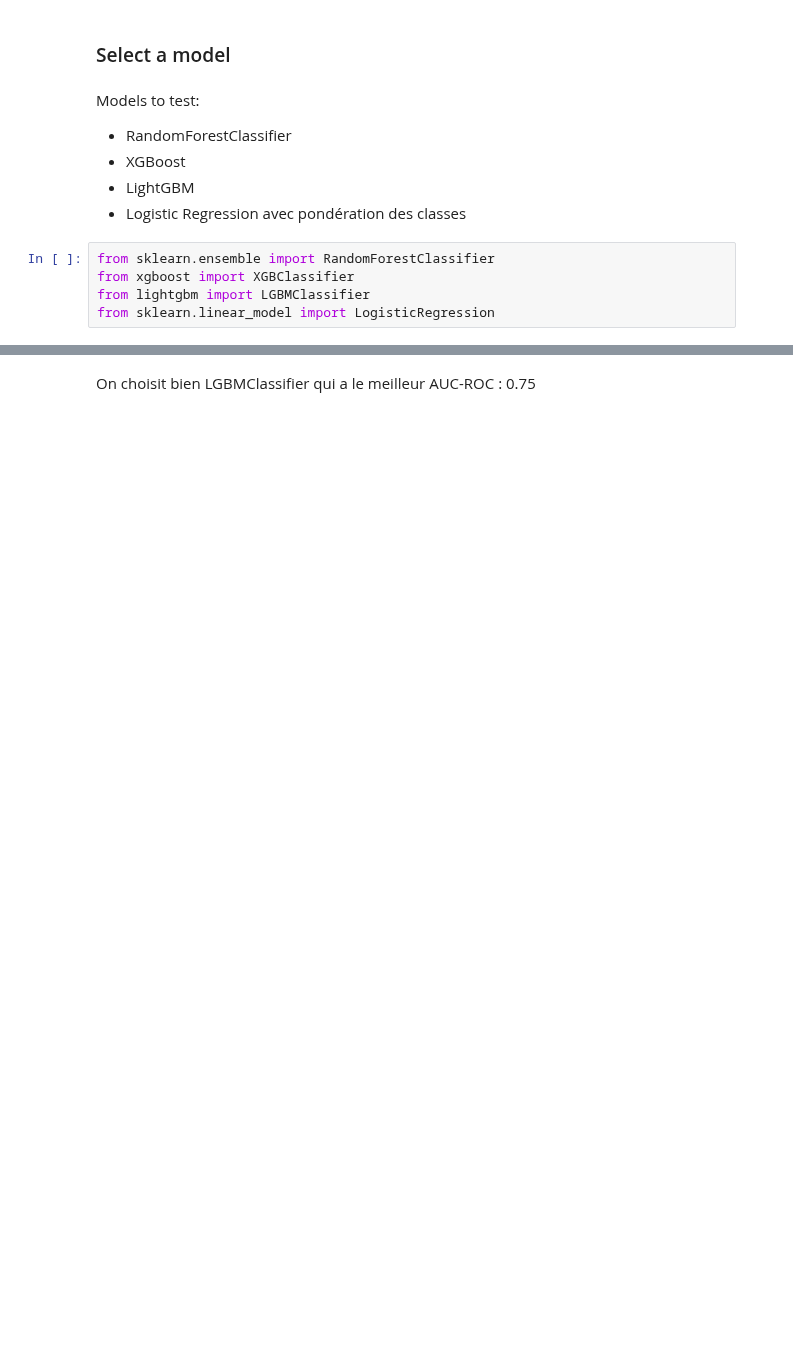
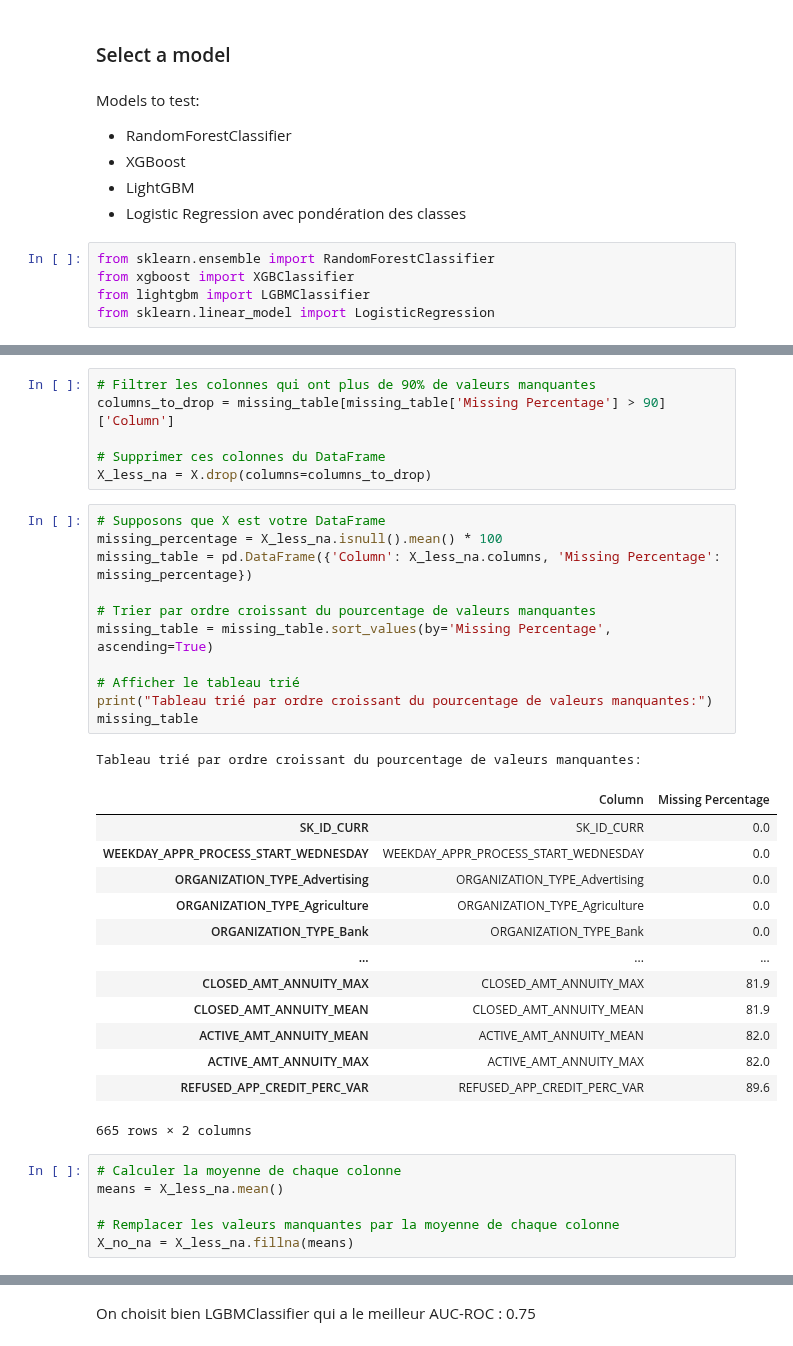
Before and after one commit to felix1801/OpenClassrooms-Projet-7-Modeling, a Jupyter notebook: notebooks/2-model_selection.ipynb, the cells around one changed output, grey strips where cells are left out. Saved outputs shown, nothing was run; the diff lists cells and outputs as text; blank space fills up the shorter version.

```diff
--- a/notebooks/2-model_selection.ipynb
+++ b/notebooks/2-model_selection.ipynb
@@ -181,0 +375,38 @@ y_no_na = data_no_na["TARGET"]
+# %%
+# Filtrer les colonnes qui ont plus de 90% de valeurs manquantes
+columns_to_drop = missing_table[missing_table['Missing Percentage'] > 90]['Column']
+
+# Supprimer ces colonnes du DataFrame
+X_less_na = X.drop(columns=columns_to_drop)
+# %%
+# Supposons que X est votre DataFrame
+missing_percentage = X_less_na.isnull().mean() * 100
+missing_table = pd.DataFrame({'Column': X_less_na.columns, 'Missing Percentage': missing_percentage})
+
+# Trier par ordre croissant du pourcentage de valeurs manquantes
+missing_table = missing_table.sort_values(by='Missing Percentage', ascending=True)
+
+# Afficher le tableau trié
+print("Tableau trié par ordre croissant du pourcentage de valeurs manquantes:")
+missing_table
+# %% [output]
+Tableau trié par ordre croissant du pourcentage de valeurs manquantes:
+|  | Column | Missing Percentage |
+| SK_ID_CURR | SK_ID_CURR | 0.0 |
+| WEEKDAY_APPR_PROCESS_START_WEDNESDAY | WEEKDAY_APPR_PROCESS_START_WEDNESDAY | 0.0 |
+| ORGANIZATION_TYPE_Advertising | ORGANIZATION_TYPE_Advertising | 0.0 |
+| ORGANIZATION_TYPE_Agriculture | ORGANIZATION_TYPE_Agriculture | 0.0 |
+| ORGANIZATION_TYPE_Bank | ORGANIZATION_TYPE_Bank | 0.0 |
+| ... | ... | ... |
+| CLOSED_AMT_ANNUITY_MAX | CLOSED_AMT_ANNUITY_MAX | 81.9 |
+| CLOSED_AMT_ANNUITY_MEAN | CLOSED_AMT_ANNUITY_MEAN | 81.9 |
+| ACTIVE_AMT_ANNUITY_MEAN | ACTIVE_AMT_ANNUITY_MEAN | 82.0 |
+| ACTIVE_AMT_ANNUITY_MAX | ACTIVE_AMT_ANNUITY_MAX | 82.0 |
+| REFUSED_APP_CREDIT_PERC_VAR | REFUSED_APP_CREDIT_PERC_VAR | 89.6 |
+665 rows × 2 columns
+# %%
+# Calculer la moyenne de chaque colonne
+means = X_less_na.mean()
+
+# Remplacer les valeurs manquantes par la moyenne de chaque colonne
+X_no_na = X_less_na.fillna(means)
```
Also changed, not shown: parts of 50 cells of this notebook, 1 other file.
